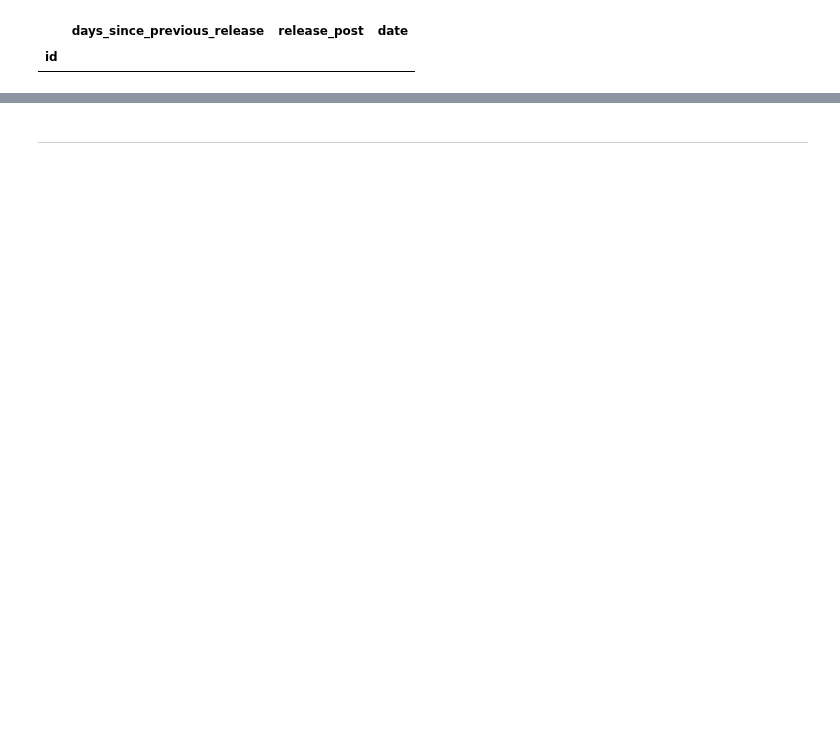
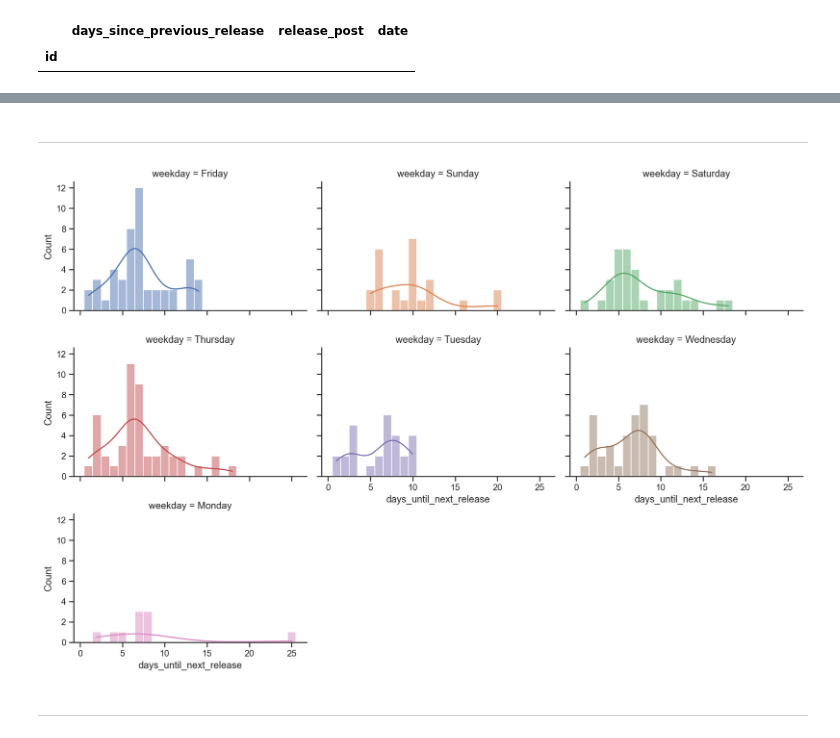
Before and after one commit to dmnapolitano/troon_release_prediction, a Jupyter notebook: Predict the Next Release - Time Series.ipynb, the cells around one changed output, grey strips where cells are left out. Saved outputs shown, nothing was run; the diff lists cells and outputs as text; code cells hidden in the pictures; blank space fills up the shorter version.

```diff
--- a/Predict the Next Release - Time Series.ipynb
+++ b/Predict the Next Release - Time Series.ipynb
@@ -97,3 +98,14 @@ df
+# %% [markdown]
+---
+# %%
+temp = df.copy()
+temp["weekday"] = df["date"].apply(lambda x : x.strftime("%A"))
+
+g = sns.FacetGrid(temp, col="weekday", col_wrap=3, hue="weekday", sharex=True, sharey=True, aspect=1.5, height=3)
+g.map(sns.histplot, "days_until_next_release", discrete=True, kde=True)
+plt.show()
+# %% [output]
+[figure, added]
 # %% [markdown]
 ---
 # %%
```
Also changed, not shown: parts of 14 cells of this notebook, 3 other files.
